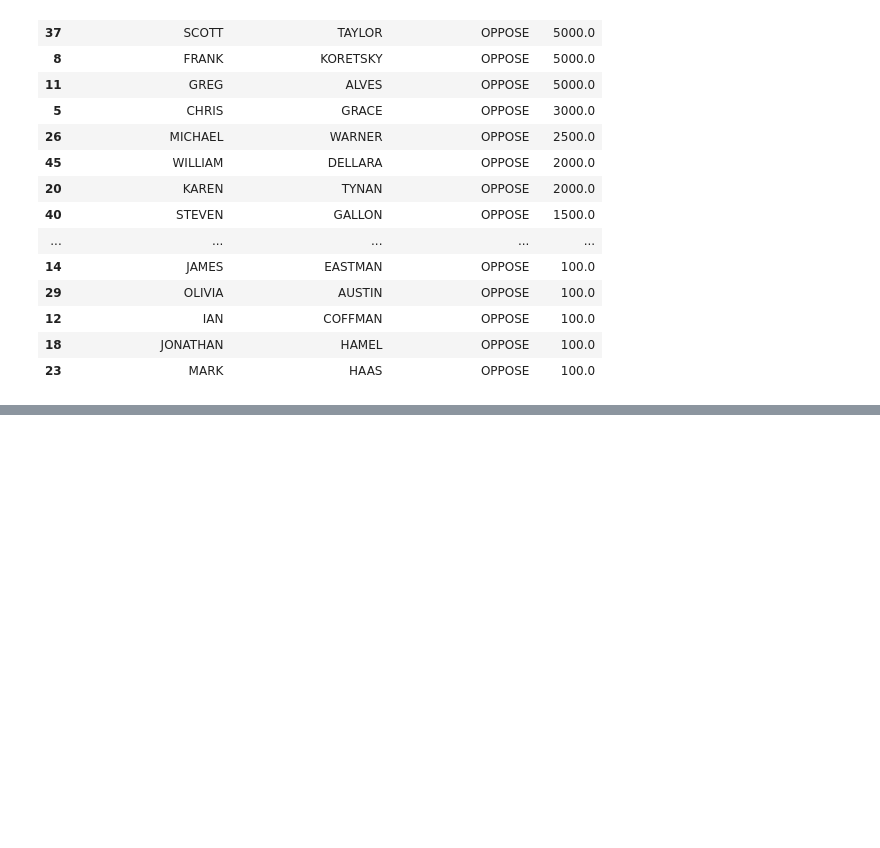
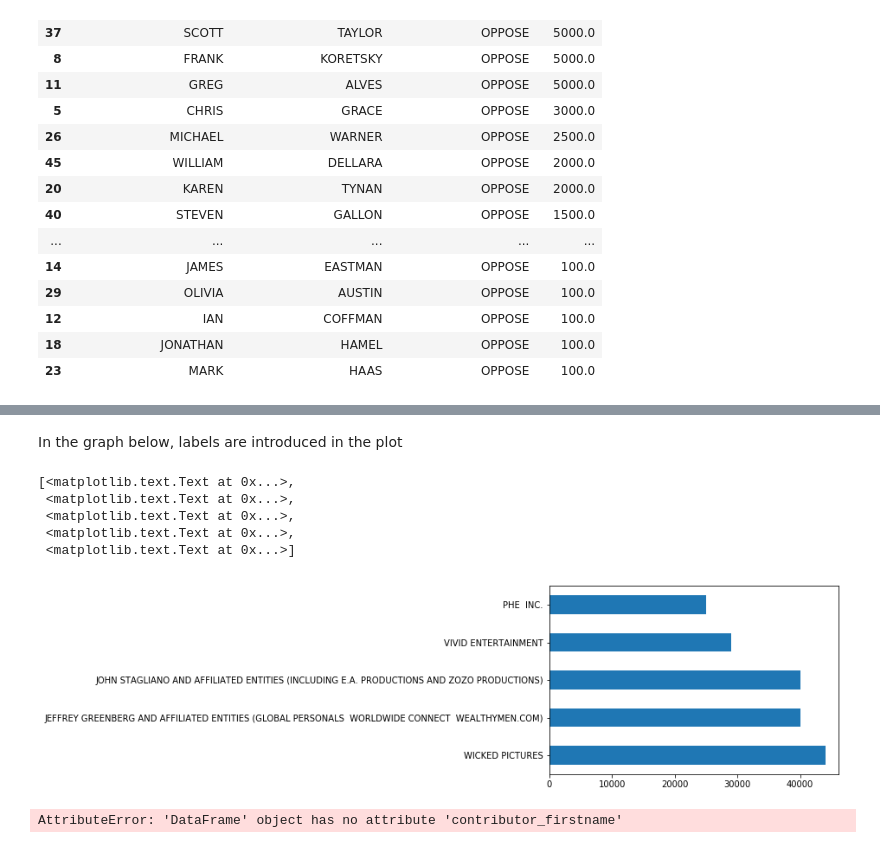
Before and after one commit to miguelrofer/first-python-notebook, a Jupyter notebook: prop-60-analysis.ipynb, the cells around one changed output, grey strips where cells are left out. Cells and saved outputs as stored; diff of their text form; code cells hidden in the pictures; blank space fills up the shorter version.

```diff
--- a/prop-60-analysis.ipynb
+++ b/prop-60-analysis.ipynb
@@ -331,0 +389,16 @@ merged.groupby(["contributor_firstname", "contributor_lastname", "committee_posi
+# %% [markdown]
+In the graph below, labels are introduced in the plot
+# %%
+chart = top_opposers.head(5).amount.plot.barh()
+chart.set_yticklabels(top_opposers.contributor_lastname)
+# %% [output]
+[<matplotlib.text.Text at 0x...>,
+ <matplotlib.text.Text at 0x...>,
+ <matplotlib.text.Text at 0x...>,
+ <matplotlib.text.Text at 0x...>,
+ <matplotlib.text.Text at 0x...>]
+[figure, added]
+# %%
+top_opposers['contributor_fullname'] = top_opposers.contributor_firstname + " " + top_supporters.contributor_lastname
+# %% [output]
+AttributeError: 'DataFrame' object has no attribute 'contributor_firstname'
```
Also changed, not shown: parts of 10 cells of this notebook.
